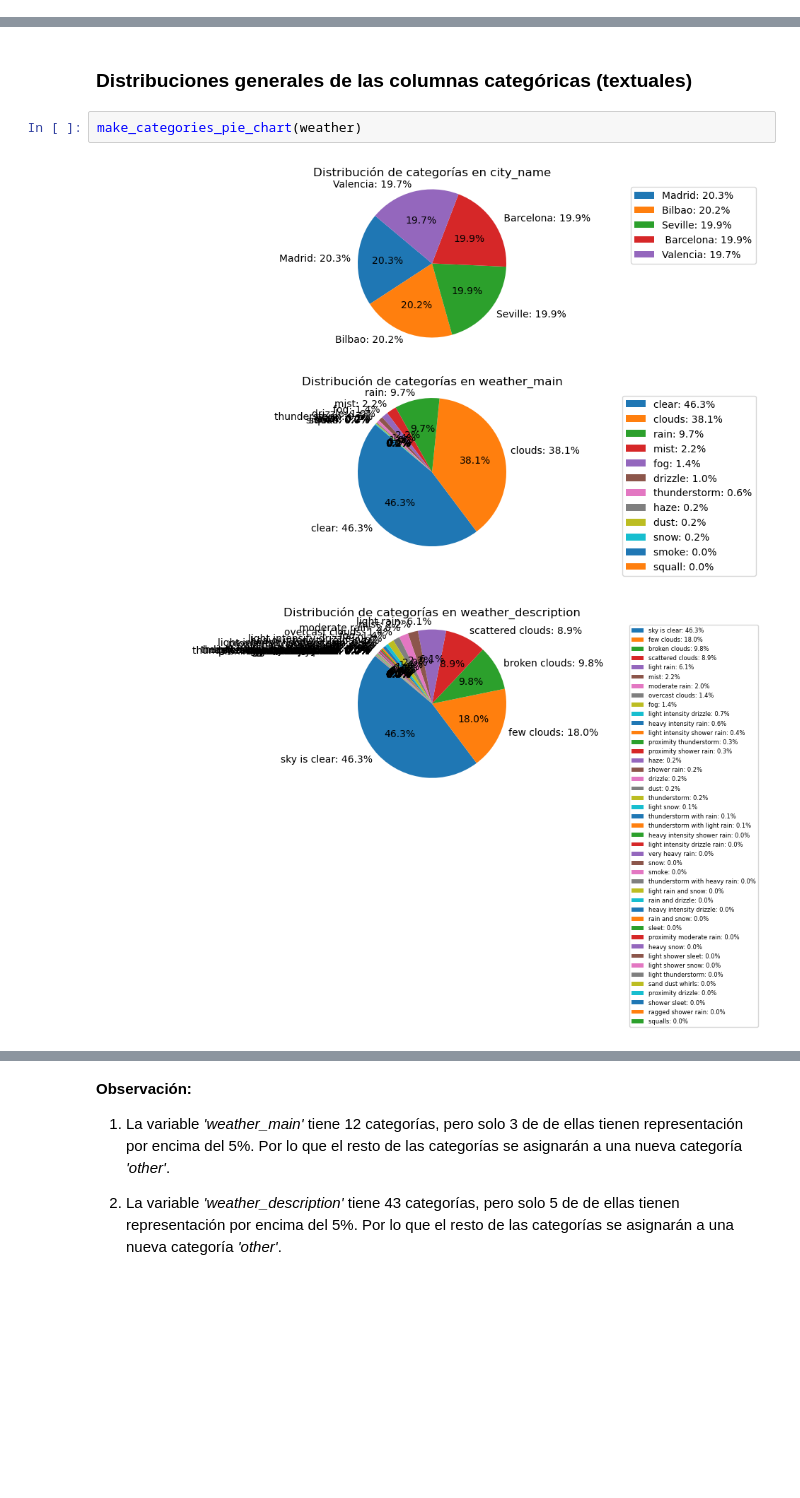
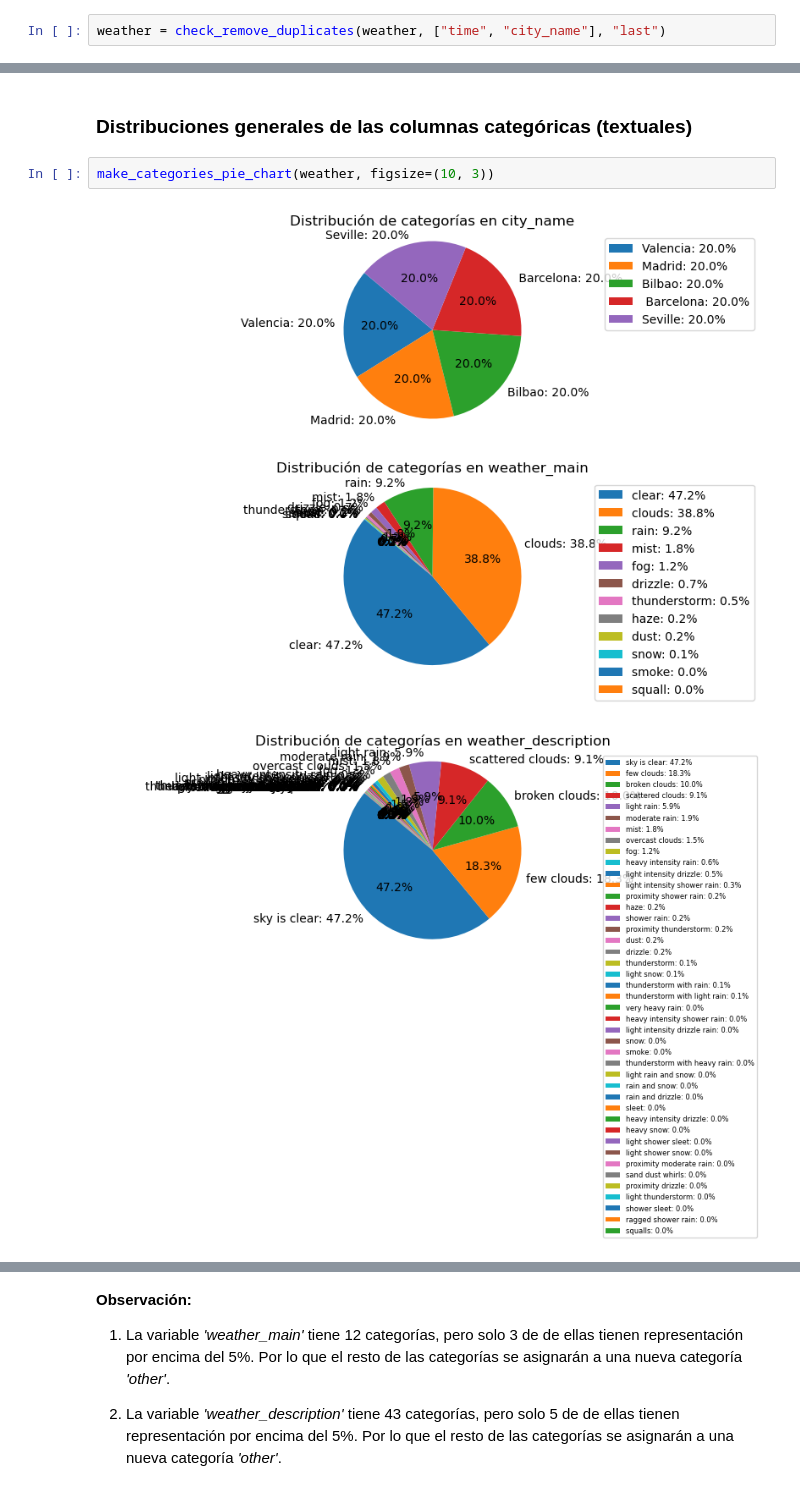
Before and after one commit to pablofem/TFM, a Jupyter notebook: EDA_AND_DATA_PREPARATION.ipynb, the cells around one changed output, grey strips where cells are left out. Cells and saved outputs as stored; diff of their text form; blank space fills up the shorter version.

Commit message:
[add] drop duplicates and join in eda

```diff
--- a/EDA_AND_DATA_PREPARATION.ipynb
+++ b/EDA_AND_DATA_PREPARATION.ipynb
@@ -182,0 +189,2 @@ weather = weather.drop("dt_iso", axis=1)
+# %%
+weather = check_remove_duplicates(weather, ["time", "city_name"], "last")
@@ -251,8 +261,8 @@ make_seasonal_decomposition(input_data, model="additive", period=365*24)
 # %% [markdown]
 ### **Distribuciones generales de las columnas categóricas (textuales)**
 # %%
-make_categories_pie_chart(weather)
+make_categories_pie_chart(weather, figsize=(10, 3))
 # %% [output]
-[figure, old version]
+[figure, new version]
-[figure, old version]
+[figure, new version]
-[figure, old version]
+[figure, new version]
```
Also changed, not shown: parts of 26 cells of this notebook, 7 other files.
